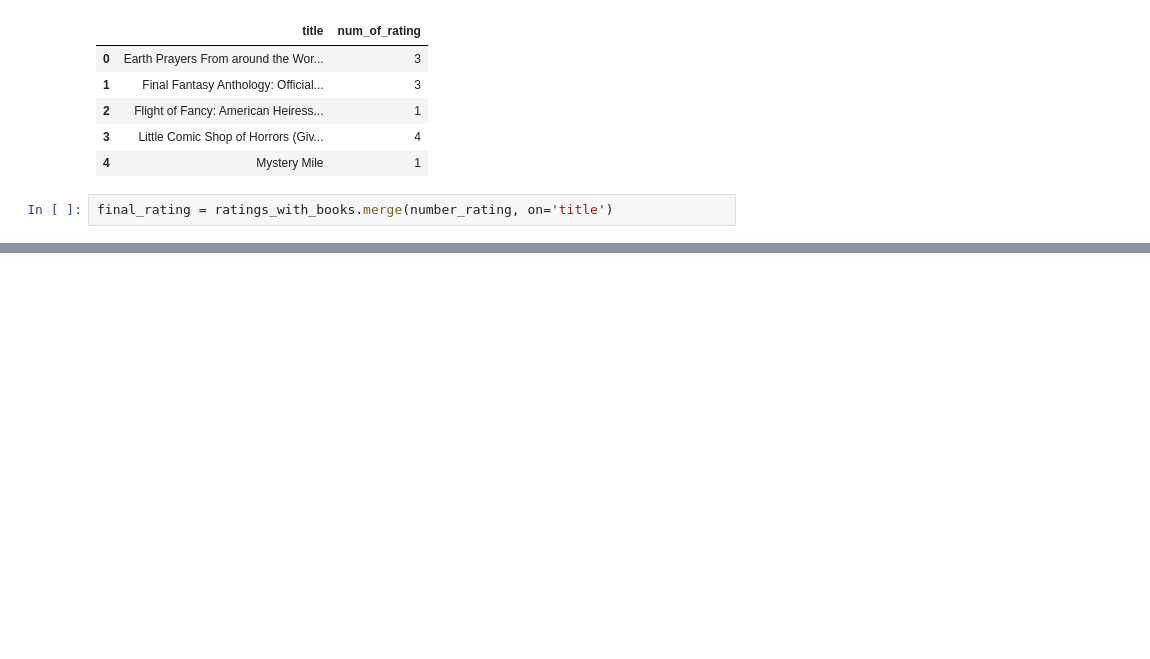
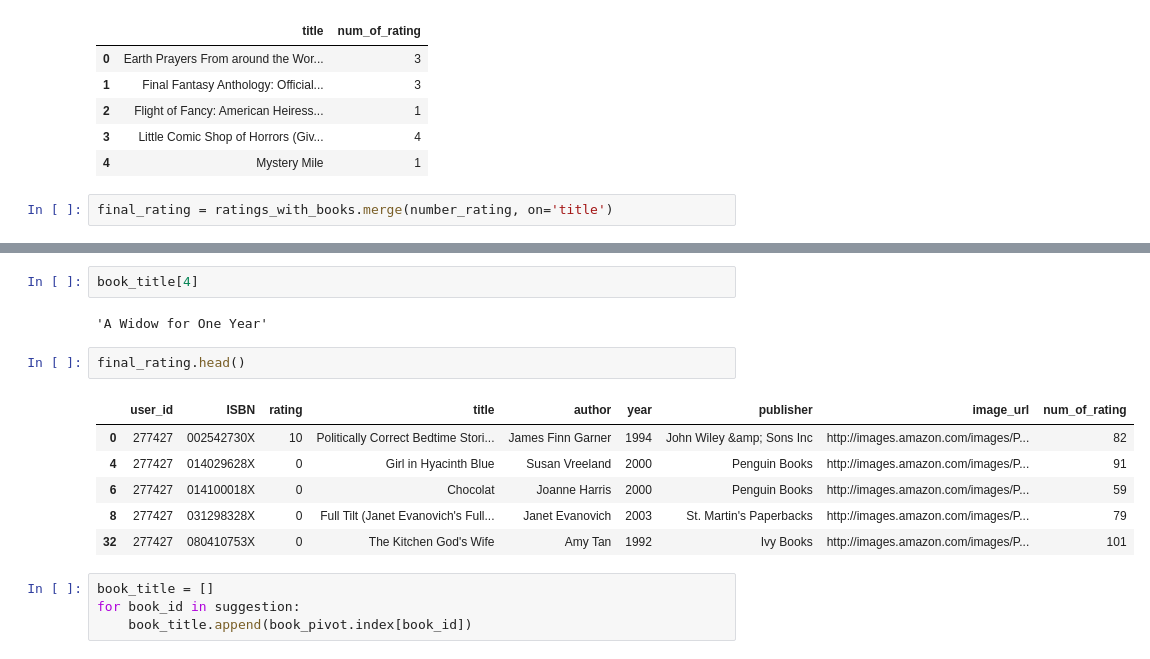
Before and after one commit to shivampatil98/End-to-End-Recommendation-system, a Jupyter notebook: NOTEBOOK/research.ipynb, the cells around one changed output, grey strips where cells are left out. Drawn from its saved outputs; the diff is of its cells as text; blank space fills up the shorter version.

```diff
--- a/NOTEBOOK/research.ipynb
+++ b/NOTEBOOK/research.ipynb
@@ -219,0 +359,17 @@ final_rating.head()
+# %%
+book_title[4]
+# %% [output]
+'A Widow for One Year'
+# %%
+final_rating.head()
+# %% [output]
+|  | user_id | ISBN | rating | title | author | year | publisher | image_url | num_of_rating |
+| 0 | 277427 | 002542730X | 10 | Politically Correct Bedtime Stori... | James Finn Garner | 1994 | John Wiley &amp; Sons Inc | http://images.amazon.com/images/P... | 82 |
+| 4 | 277427 | 014029628X | 0 | Girl in Hyacinth Blue | Susan Vreeland | 2000 | Penguin Books | http://images.amazon.com/images/P... | 91 |
+| 6 | 277427 | 014100018X | 0 | Chocolat | Joanne Harris | 2000 | Penguin Books | http://images.amazon.com/images/P... | 59 |
+| 8 | 277427 | 031298328X | 0 | Full Tilt (Janet Evanovich's Full... | Janet Evanovich | 2003 | St. Martin's Paperbacks | http://images.amazon.com/images/P... | 79 |
+| 32 | 277427 | 080410753X | 0 | The Kitchen God's Wife | Amy Tan | 1992 | Ivy Books | http://images.amazon.com/images/P... | 101 |
+# %%
+book_title = []
+for book_id in suggestion:
+    book_title.append(book_pivot.index[book_id])
```
Also changed, not shown: parts of 27 cells of this notebook, 7 other files.
